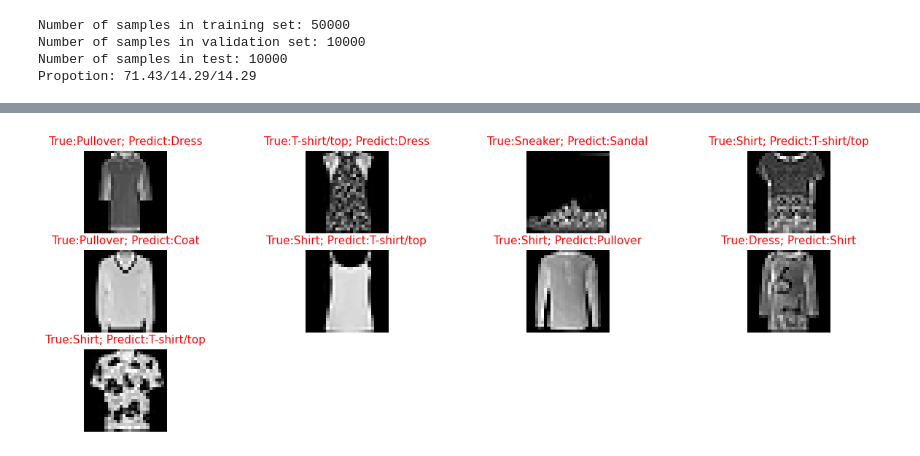
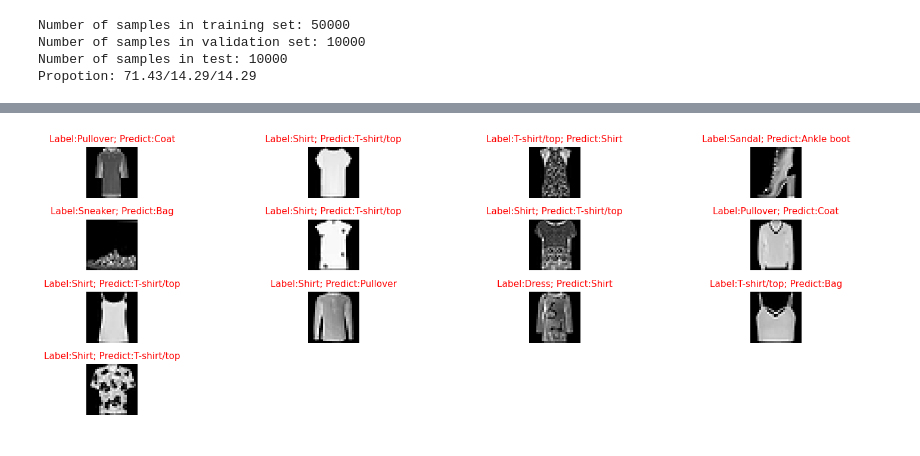
Before and after one commit to TVTruong777/DL261-Assignment, a Jupyter notebook: assignment1.ipynb, the cells around one changed output, grey strips where cells are left out. Saved outputs shown, nothing was run; the diff lists cells and outputs as text; code cells hidden in the pictures.

Commit message:
update functions for error analysis

```diff
--- a/assignment1.ipynb
+++ b/assignment1.ipynb
@@ -269,36 +243,46 @@ plt.show()
 # %%
+from typing import Literal
 import math
 
-model = best_models['Conv Model'][0]
-model.eval()
-images, labels = next(iter(val_loader))
-images = images.to(device)
-labels = labels.to(device)
+def error_analysis(model_name: Literal["Conv Model", "LSTM Model", "Linear Model", "MLP Model"]):
+  model = best_models[model_name][0]
+  model.eval()
+  images, labels = next(iter(val_loader))
+  images = images.to(device)
+  labels = labels.to(device)
 
-with torch.no_grad():
-  logits = model(images)
-  pred = logits.argmax(dim = 1)
-  correct_indices = torch.where(pred == labels)[0]
-  incorrect_indices = torch.where(pred != labels)[0]
+  with torch.no_grad():
+    logits = model(images)
+    pred = logits.argmax(dim = 1)
+    incorrect_indices = torch.where(pred != labels)[0]
 
-class_names = ['T-shirt/top', 'Trouser', 'Pullover', 'Dress', 'Coat', 'Sandal', 'Shirt', 'Sneaker', 'Bag', 'Ankle boot']
+  class_names = ['T-shirt/top', 'Trouser', 'Pullover', 'Dress',
+                 'Coat', 'Sandal', 'Shirt', 'Sneaker', 'Bag', 'Ankle boot']
 
-def error_analysis(indices, predictions, labels, num_imgs = 5):
-  fig, axes = plt.subplots(nrows = 3, ncols = math.ceil(num_imgs / 3), figsize = (15, 5))
+  display_error(images = images,
+                classes = class_names,
+                indices = incorrect_indices,
+                predictions = pred,
+                labels = labels,
+                num_imgs = len(incorrect_indices))
+
+def display_error(images, classes, indices, predictions, labels, num_imgs):
+  fig, axes = plt.subplots(nrows = math.ceil(num_imgs / 4), ncols = 4, figsize = (15, 5))
 
   for i, ax in enumerate(axes.flatten()):
     if i < len(indices):
       idx = indices[i]
       img = images[idx].cpu().squeeze().numpy()
-      predicted_class = class_names[pred[idx].item()]
-      actual_class = class_names[labels[idx].item()]
+      predicted_class = classes[predictions[idx].item()]
+      actual_class = classes[labels[idx].item()]
       ax.imshow(img, cmap = 'grey')
-      ax.set_title(f"True:{actual_class}; Predict:{predicted_class}", color = 'green' if predicted_class == actual_class else 'red', fontsize = 11)
+      ax.set_title(f"Label:{actual_class}; Predict:{predicted_class}", color = 'green' if predicted_class == actual_class else 'red', fontsize = 11)
       ax.axis('off')
     else:
       ax.axis('off')
+  plt.tight_layout()
   plt.show()
-
-error_analysis(incorrect_indices, pred, labels, 10)
-# %% [output]
-[figure, removed]
+# %%
+error_analysis("Conv Model")
+# %% [output]
+[figure, added]
```
Also changed, not shown: parts of 9 cells of this notebook.
